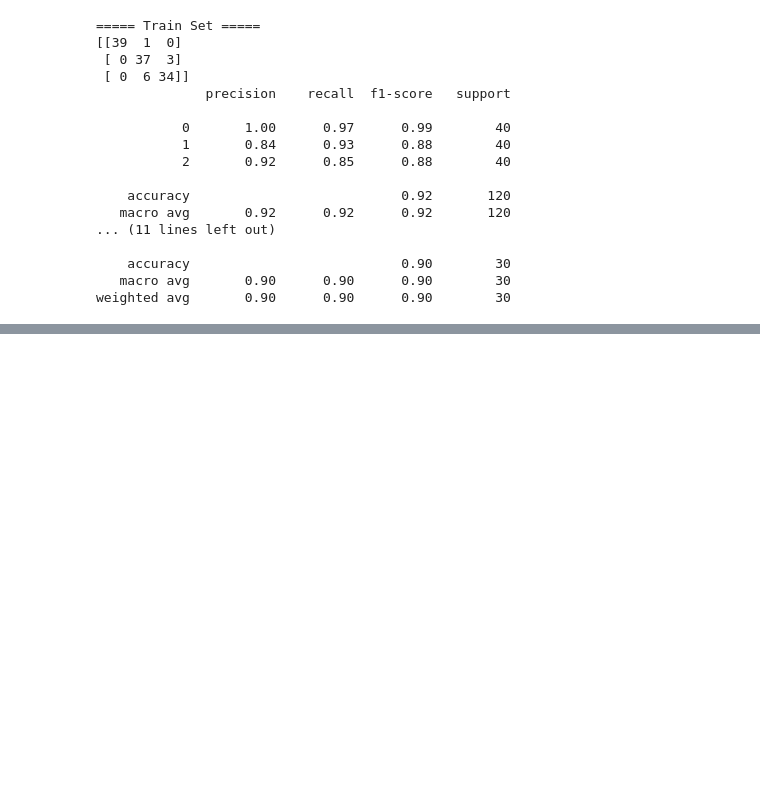
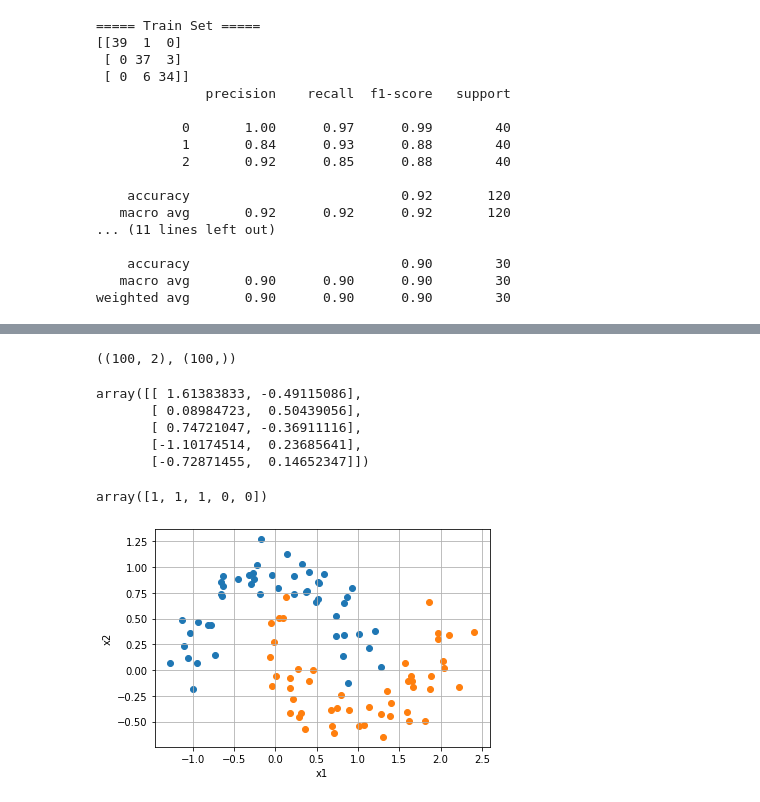
Before and after one commit to JakeOh/202007_itw_bd18, a Jupyter notebook: lab_ml/ml07_svm_classification.ipynb, the cells around one changed output, grey strips where cells are left out. Saved outputs shown, nothing was run; the diff lists cells and outputs as text; code cells hidden in the pictures; blank space fills up the shorter version.

```diff
--- a/lab_ml/ml07_svm_classification.ipynb
+++ b/lab_ml/ml07_svm_classification.ipynb
@@ -215,0 +221,31 @@ weighted avg       0.90      0.90      0.90        30
+# %%
+X, y = make_moons(n_samples=100, noise=0.15, random_state=42)
+X.shape, y.shape
+# X: 2개의 특성(변수, 컬럼)을 갖는 100개 샘플(row)
+# y: 레이블
+# %% [output]
+((100, 2), (100,))
+# %%
+X[:5]
+# %% [output]
+array([[ 1.61383833, -0.49115086],
+       [ 0.08984723,  0.50439056],
+       [ 0.74721047, -0.36911116],
+       [-1.10174514,  0.23685641],
+       [-0.72871455,  0.14652347]])
+# %%
+y[:5]
+# %% [output]
+array([1, 1, 1, 0, 0])
+# %%
+# 샘플 시각화
+def plot_datasets(X, y):
+    plt.scatter(X[y == 0, 0], X[y == 0, 1])
+    plt.scatter(X[y == 1, 0], X[y == 1, 1])
+    plt.grid()
+    plt.xlabel('x1')
+    plt.ylabel('x2')
+# %%
+plot_datasets(X, y)
+# %% [output]
+[figure, added]
```
Also changed, not shown: parts of 10 cells of this notebook.
